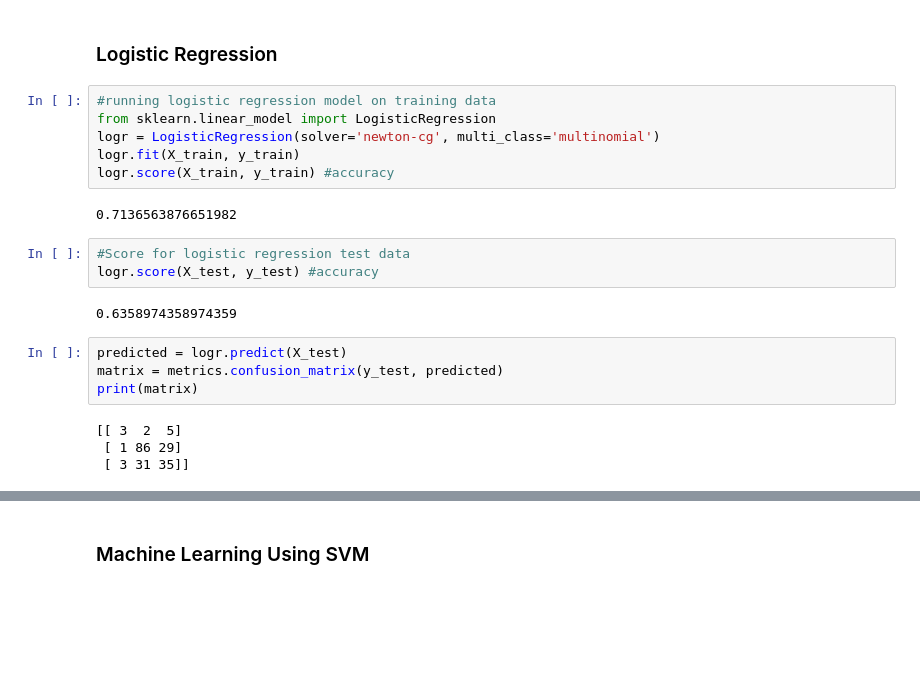
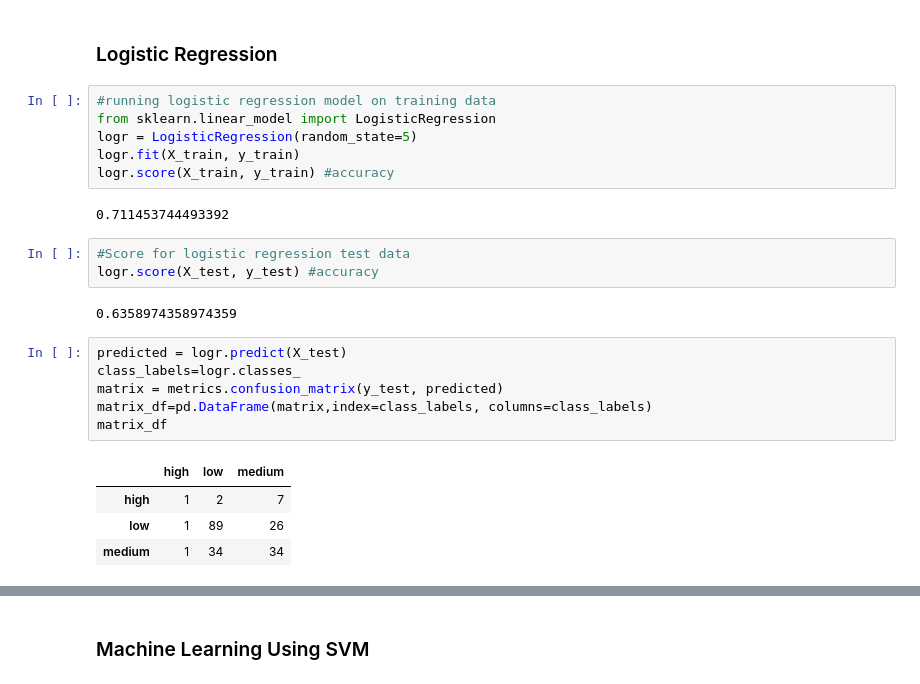
Before and after one commit to mamitch/Springboard_Capstone, a Jupyter notebook: Capstone_Project_Student_Alc_binned.ipynb, the cells around one changed output, grey strips where cells are left out. Saved outputs shown, nothing was run; the diff lists cells and outputs as text; blank space fills up the shorter version.

```diff
--- a/Capstone_Project_Student_Alc_binned.ipynb
+++ b/Capstone_Project_Student_Alc_binned.ipynb
@@ -321,11 +310,11 @@ knn.score(X_test, y_test) #accuracy
 # %%
 #running logistic regression model on training data
 from sklearn.linear_model import LogisticRegression
-logr = LogisticRegression(solver='newton-cg', multi_class='multinomial')
+logr = LogisticRegression(random_state=5)
 logr.fit(X_train, y_train)
 logr.score(X_train, y_train) #accuracy
 # %% [output]
-0.7136563876651982
+0.711453744493392
 # %%
 #Score for logistic regression test data
 logr.score(X_test, y_test) #accuracy
@@ -333,12 +322,15 @@ logr.score(X_test, y_test) #accuracy
 0.6358974358974359
 # %%
 predicted = logr.predict(X_test)
+class_labels=logr.classes_
 matrix = metrics.confusion_matrix(y_test, predicted)
-print(matrix)
+matrix_df=pd.DataFrame(matrix,index=class_labels, columns=class_labels)
+matrix_df
 # %% [output]
-[[ 3  2  5]
- [ 1 86 29]
- [ 3 31 35]]
+|  | high | low | medium |
+| high | 1 | 2 | 7 |
+| low | 1 | 89 | 26 |
+| medium | 1 | 34 | 34 |
 # %%
 from sklearn.metrics import classification_report
 print(classification_report(y_test, predicted))
```
Also changed, not shown: parts of 32 cells of this notebook.
